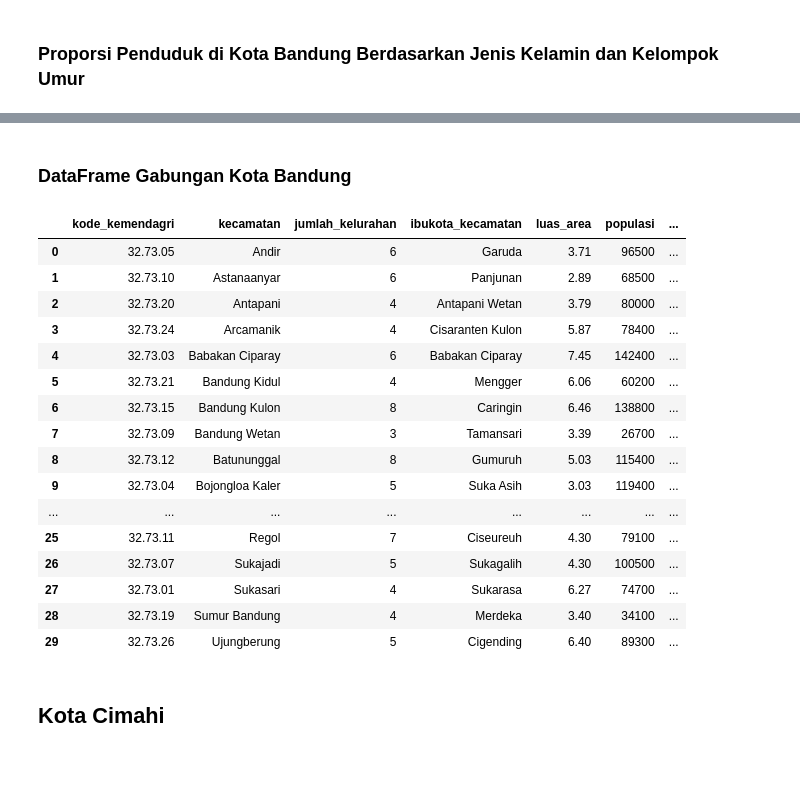
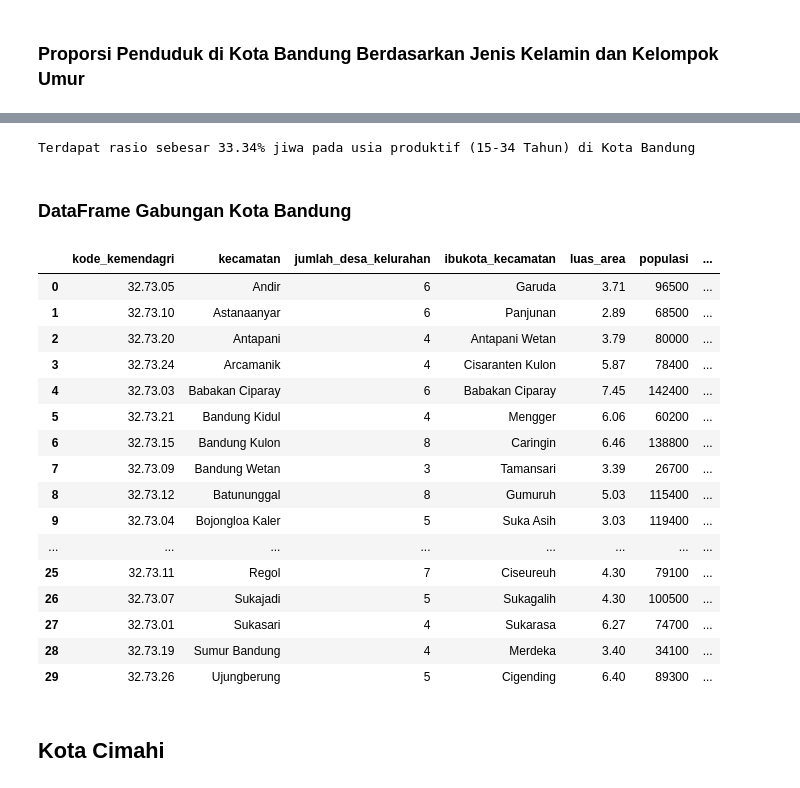
Before and after one commit to akhmadtaufik/project-sampling, a Jupyter notebook: project-sampling.ipynb, the cells around one changed output, grey strips where cells are left out. Drawn from its saved outputs; the diff is of its cells as text; code cells hidden in the pictures.

```diff
--- a/project-sampling.ipynb
+++ b/project-sampling.ipynb
@@ -80,29 +102,50 @@ proporsi_age_sex_bandung
+# %%
+usia_prod_bandung = np.sum(proporsi_age_sex_bandung.iloc[3:7]['Total']) / np.sum(proporsi_age_sex_bandung['Total'])
+
+print(f'Terdapat rasio sebesar {usia_prod_bandung:.2%} jiwa pada usia produktif (15-34 Tahun) di Kota Bandung')
+# %% [output]
+Terdapat rasio sebesar 33.34% jiwa pada usia produktif (15-34 Tahun) di Kota Bandung
 # %% [markdown]
 ### DataFrame Gabungan Kota Bandung
-# %%
-merged_bandung_1 = pd.merge(kec_bandung, luas_bandung, how='left')
-merged_bandung_2 = pd.merge(populasi_bandung, density_bandung, how='left')
-df_kota_bandung = pd.merge(merged_bandung_1, merged_bandung_2, how='left')
-df_kota_bandung.drop(["daftar_kelurahan"], axis=1, inplace=True)
-df_kota_bandung
-# %% [output]
-|  | kode_kemendagri | kecamatan | jumlah_kelurahan | ibukota_kecamatan | luas_area | populasi | ... |
-| 0 | 32.73.05 | Andir | 6 | Garuda | 3.71 | 96500 | ... |
-| 1 | 32.73.10 | Astanaanyar | 6 | Panjunan | 2.89 | 68500 | ... |
-| 2 | 32.73.20 | Antapani | 4 | Antapani Wetan | 3.79 | 80000 | ... |
-| 3 | 32.73.24 | Arcamanik | 4 | Cisaranten Kulon | 5.87 | 78400 | ... |
-| 4 | 32.73.03 | Babakan Ciparay | 6 | Babakan Ciparay | 7.45 | 142400 | ... |
-| 5 | 32.73.21 | Bandung Kidul | 4 | Mengger | 6.06 | 60200 | ... |
-| 6 | 32.73.15 | Bandung Kulon | 8 | Caringin | 6.46 | 138800 | ... |
-| 7 | 32.73.09 | Bandung Wetan | 3 | Tamansari | 3.39 | 26700 | ... |
-| 8 | 32.73.12 | Batununggal | 8 | Gumuruh | 5.03 | 115400 | ... |
-| 9 | 32.73.04 | Bojongloa Kaler | 5 | Suka Asih | 3.03 | 119400 | ... |
-| ... | ... | ... | ... | ... | ... | ... | ... |
-| 25 | 32.73.11 | Regol | 7 | Ciseureuh | 4.30 | 79100 | ... |
-| 26 | 32.73.07 | Sukajadi | 5 | Sukagalih | 4.30 | 100500 | ... |
-| 27 | 32.73.01 | Sukasari | 4 | Sukarasa | 6.27 | 74700 | ... |
-| 28 | 32.73.19 | Sumur Bandung | 4 | Merdeka | 3.40 | 34100 | ... |
-| 29 | 32.73.26 | Ujungberung | 5 | Cigending | 6.40 | 89300 | ... |
+# %%
+# This script is used to merge multiple dataframes containing data about districts in Bandung city and create a final dataframe.
+
+# First, we merge the dataframe "kec_bandung" and "luas_bandung" using the 'left' merge method and assign it to the variable "merged_bandung_1"
+merged_bandung_1 = pd.merge(kec_bandung, luas_bandung, how='left')
+
+# Next, we merge the dataframe "populasi_bandung" and "density_bandung" using the 'left' merge method and assign it to the variable "merged_bandung_2"
+merged_bandung_2 = pd.merge(populasi_bandung, density_bandung, how='left')
+
+# Then we merge the previous 2 dataframes using the 'left' merge method and assign it to the variable "df_kota_bandung"
+df_kota_bandung = pd.merge(merged_bandung_1, merged_bandung_2, how='left')
+
+# Finally, we drop the unnecessary column
+df_kota_bandung.drop(["daftar_kelurahan"], axis=1, inplace=True)
+
+df_kota_bandung.rename(columns={
+    'jumlah_kelurahan' : 'jumlah_desa_kelurahan'
+}, inplace=True)
+
+#print the final dataframe
+display(df_kota_bandung)
+# %% [output]
+|  | kode_kemendagri | kecamatan | jumlah_desa_kelurahan | ibukota_kecamatan | luas_area | populasi | ... |
+| 0 | 32.73.05 | Andir | 6 | Garuda | 3.71 | 96500 | ... |
+| 1 | 32.73.10 | Astanaanyar | 6 | Panjunan | 2.89 | 68500 | ... |
+| 2 | 32.73.20 | Antapani | 4 | Antapani Wetan | 3.79 | 80000 | ... |
+| 3 | 32.73.24 | Arcamanik | 4 | Cisaranten Kulon | 5.87 | 78400 | ... |
+| 4 | 32.73.03 | Babakan Ciparay | 6 | Babakan Ciparay | 7.45 | 142400 | ... |
+| 5 | 32.73.21 | Bandung Kidul | 4 | Mengger | 6.06 | 60200 | ... |
+| 6 | 32.73.15 | Bandung Kulon | 8 | Caringin | 6.46 | 138800 | ... |
+| 7 | 32.73.09 | Bandung Wetan | 3 | Tamansari | 3.39 | 26700 | ... |
+| 8 | 32.73.12 | Batununggal | 8 | Gumuruh | 5.03 | 115400 | ... |
+| 9 | 32.73.04 | Bojongloa Kaler | 5 | Suka Asih | 3.03 | 119400 | ... |
+| ... | ... | ... | ... | ... | ... | ... | ... |
+| 25 | 32.73.11 | Regol | 7 | Ciseureuh | 4.30 | 79100 | ... |
+| 26 | 32.73.07 | Sukajadi | 5 | Sukagalih | 4.30 | 100500 | ... |
+| 27 | 32.73.01 | Sukasari | 4 | Sukarasa | 6.27 | 74700 | ... |
+| 28 | 32.73.19 | Sumur Bandung | 4 | Merdeka | 3.40 | 34100 | ... |
+| 29 | 32.73.26 | Ujungberung | 5 | Cigending | 6.40 | 89300 | ... |
 # %% [markdown]
 ## Kota Cimahi
 # %% [markdown]
```
Also changed, not shown: parts of 68 cells of this notebook.
